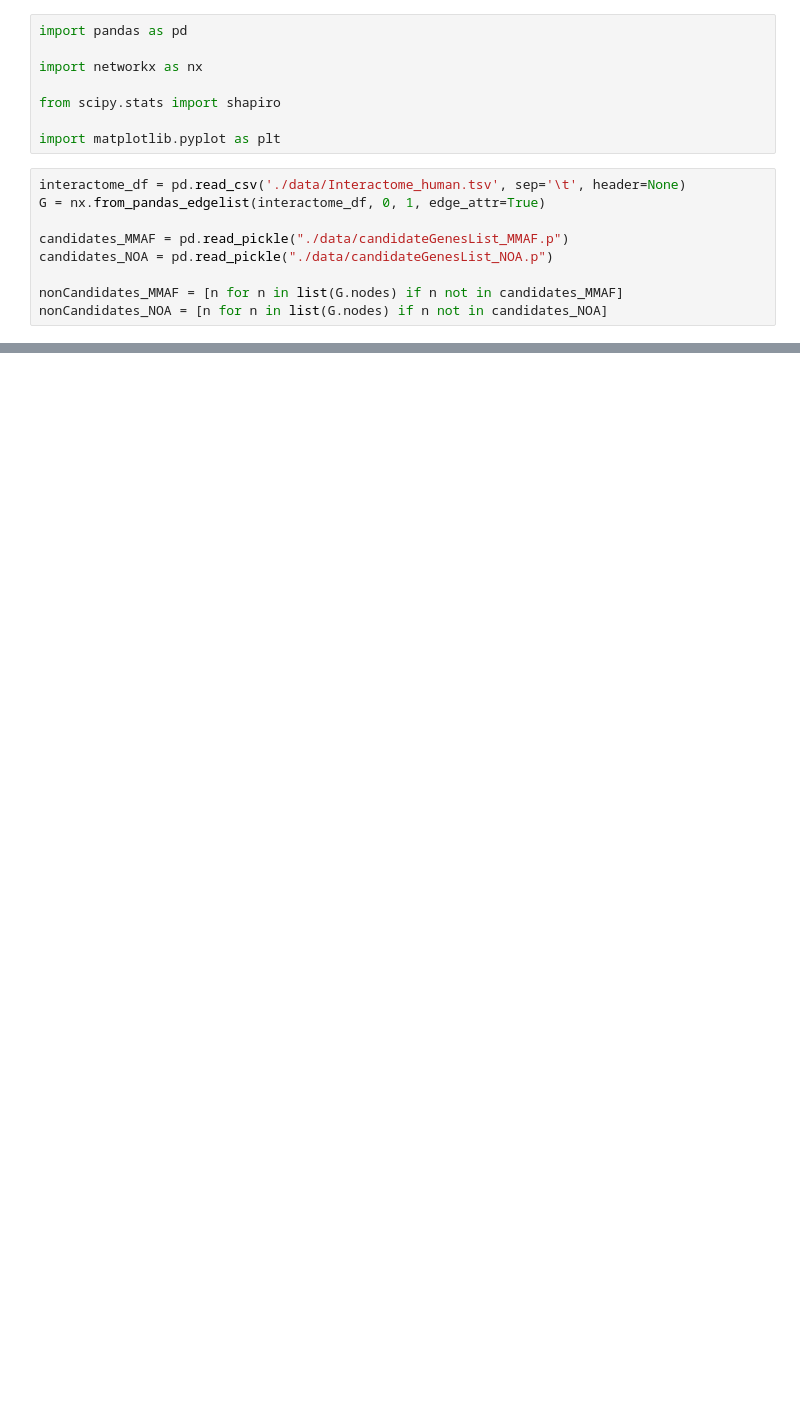
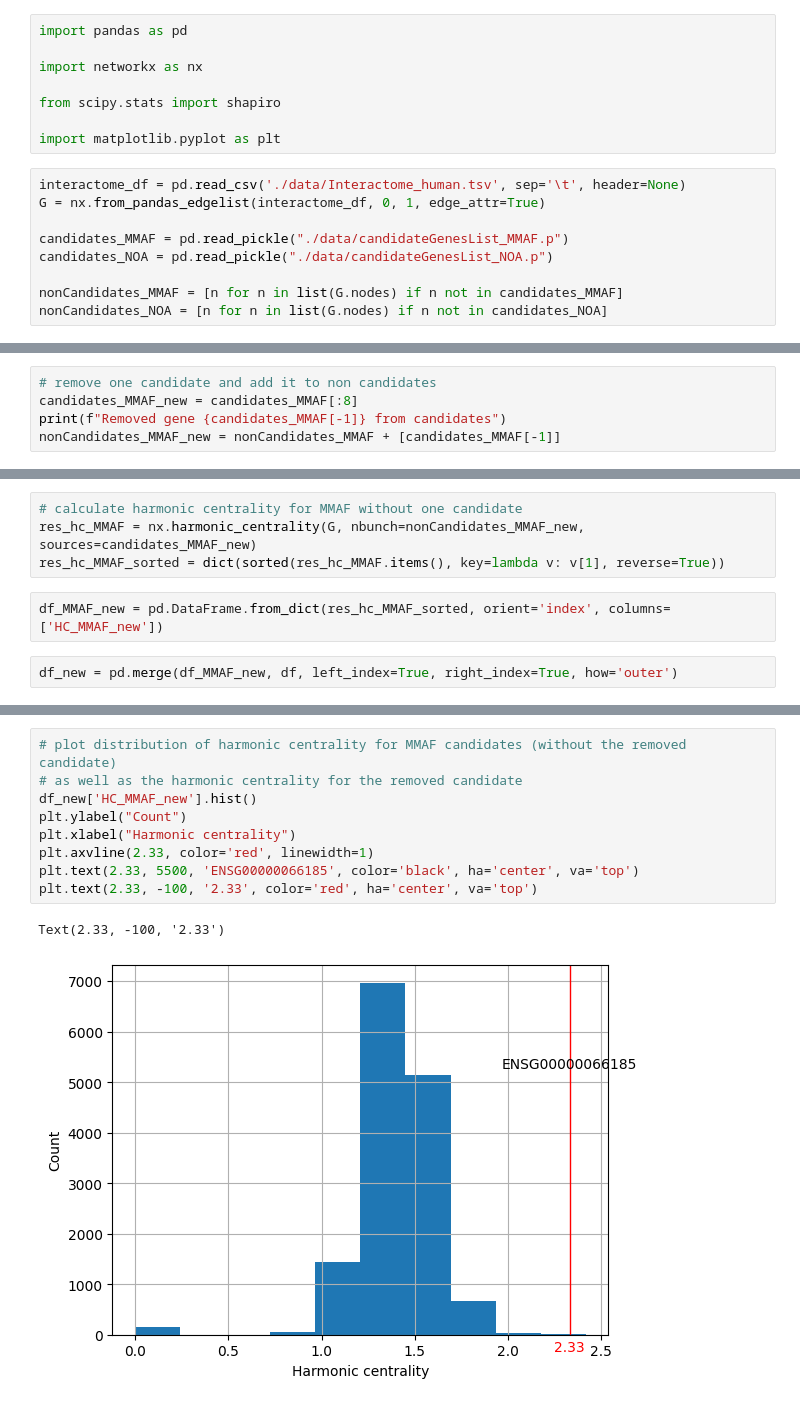
Before and after one commit to jjjk123/grexome-TIMC-Secondary-interactome, a Jupyter notebook: Interactome/test_harmonicCentrality.ipynb, the cells around one changed output, grey strips where cells are left out. Saved outputs shown, nothing was run; the diff lists cells and outputs as text; blank space fills up the shorter version.

```diff
--- a/Interactome/test_harmonicCentrality.ipynb
+++ b/Interactome/test_harmonicCentrality.ipynb
@@ -94,0 +152,5 @@ df.sort_values(by=['HC_MMAF', 'DIFF'], ascending=[False, True])
+# %%
+# remove one candidate and add it to non candidates
+candidates_MMAF_new = candidates_MMAF[:8]
+print(f"Removed gene {candidates_MMAF[-1]} from candidates")
+nonCandidates_MMAF_new = nonCandidates_MMAF + [candidates_MMAF[-1]]
@@ -94,0 +159,8 @@ df.sort_values(by=['HC_MMAF', 'DIFF'], ascending=[False, True])
+# %%
+# calculate harmonic centrality for MMAF without one candidate
+res_hc_MMAF = nx.harmonic_centrality(G, nbunch=nonCandidates_MMAF_new, sources=candidates_MMAF_new)
+res_hc_MMAF_sorted = dict(sorted(res_hc_MMAF.items(), key=lambda v: v[1], reverse=True))
+# %%
+df_MMAF_new = pd.DataFrame.from_dict(res_hc_MMAF_sorted, orient='index', columns=['HC_MMAF_new'])
+# %%
+df_new = pd.merge(df_MMAF_new, df, left_index=True, right_index=True, how='outer')
@@ -94,0 +208,12 @@ df.sort_values(by=['HC_MMAF', 'DIFF'], ascending=[False, True])
+# %%
+# plot distribution of harmonic centrality for MMAF candidates (without the removed candidate)
+# as well as the harmonic centrality for the removed candidate
+df_new['HC_MMAF_new'].hist()
+plt.ylabel("Count")
+plt.xlabel("Harmonic centrality")
+plt.axvline(2.33, color='red', linewidth=1)
+plt.text(2.33, 5500, 'ENSG00000066185', color='black', ha='center', va='top')
+plt.text(2.33, -100, '2.33', color='red', ha='center', va='top')
+# %% [output]
+Text(2.33, -100, '2.33')
+[figure, added]
```
Also changed, not shown: parts of 35 cells of this notebook.
